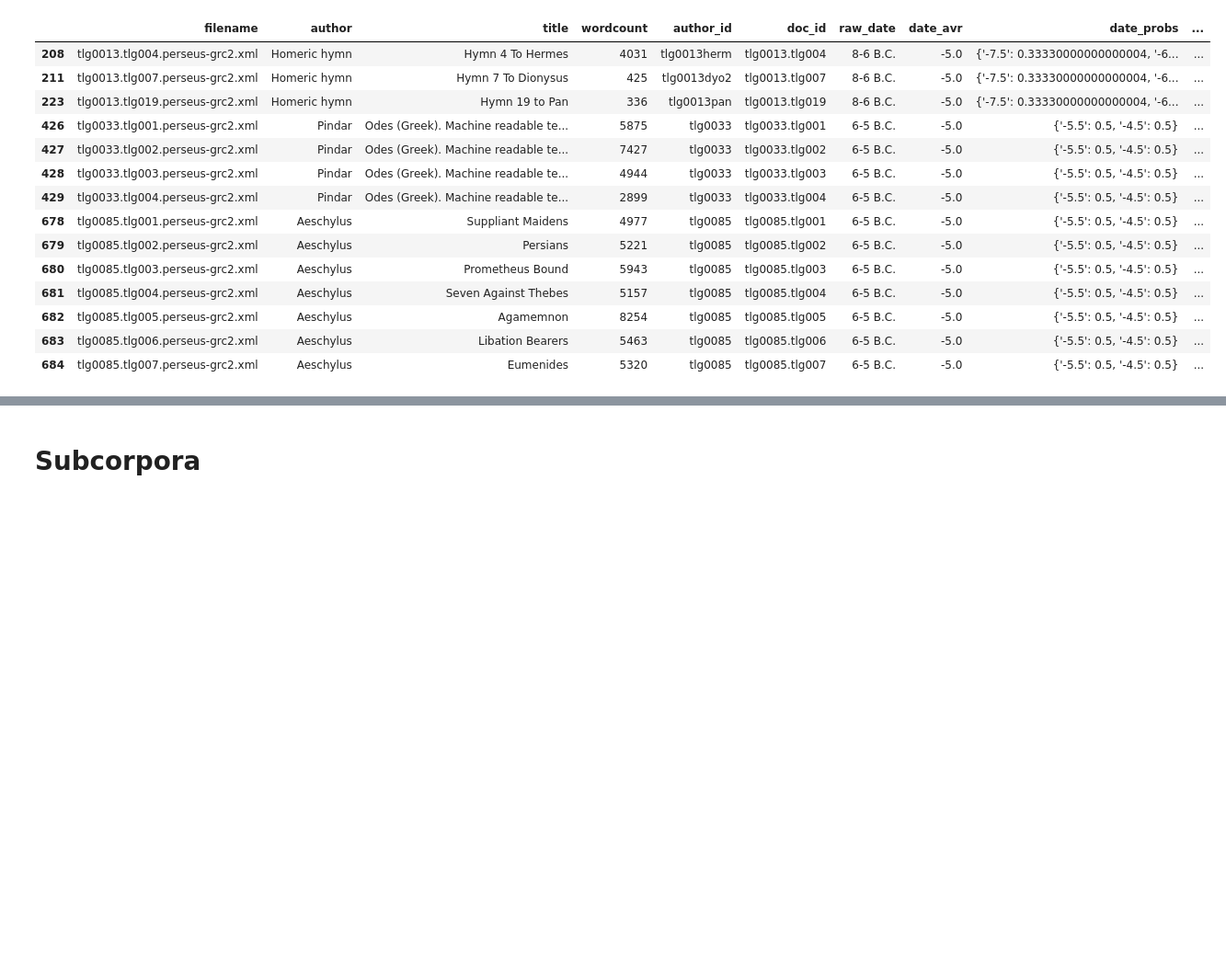
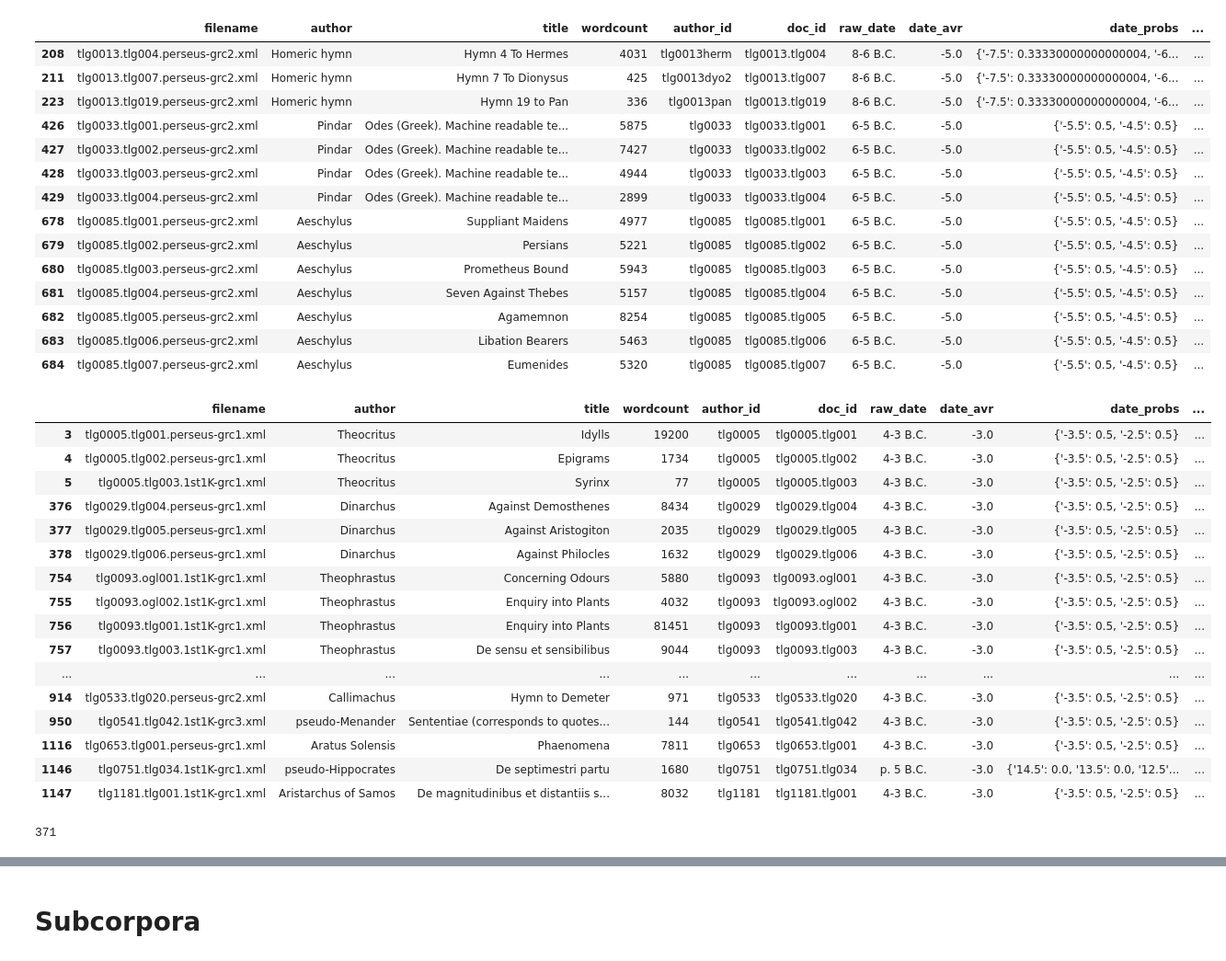
Before and after one commit to kasev/PIPA, a Jupyter notebook: scripts/1_EXTRACTING&PREPROCESSING-SUBCORPUS.ipynb, the cells around one changed output, grey strips where cells are left out. Shown at 92% size. Drawn from its saved outputs; the diff is of its cells as text; code cells hidden in the pictures; blank space fills up the shorter version.

```diff
--- a/scripts/1_EXTRACTING&PREPROCESSING-SUBCORPUS.ipynb
+++ b/scripts/1_EXTRACTING&PREPROCESSING-SUBCORPUS.ipynb
@@ -86,3 +91,23 @@ LAGT[(LAGT["date_avr"]==-5)]
 | 682 | tlg0085.tlg005.perseus-grc2.xml | Aeschylus | Agamemnon | 8254 | tlg0085 | tlg0085.tlg005 | 6-5 B.C. | -5.0 | {'-5.5': 0.5, '-4.5': 0.5} | ... |
 | 683 | tlg0085.tlg006.perseus-grc2.xml | Aeschylus | Libation Bearers | 5463 | tlg0085 | tlg0085.tlg006 | 6-5 B.C. | -5.0 | {'-5.5': 0.5, '-4.5': 0.5} | ... |
 | 684 | tlg0085.tlg007.perseus-grc2.xml | Aeschylus | Eumenides | 5320 | tlg0085 | tlg0085.tlg007 | 6-5 B.C. | -5.0 | {'-5.5': 0.5, '-4.5': 0.5} | ... |
+# %%
+LAGT[LAGT["date_avr"]==-3]
+# %% [output]
+|  | filename | author | title | wordcount | author_id | doc_id | raw_date | date_avr | date_probs | ... |
+| 3 | tlg0005.tlg001.perseus-grc1.xml | Theocritus | Idylls | 19200 | tlg0005 | tlg0005.tlg001 | 4-3 B.C. | -3.0 | {'-3.5': 0.5, '-2.5': 0.5} | ... |
+| 4 | tlg0005.tlg002.perseus-grc1.xml | Theocritus | Epigrams | 1734 | tlg0005 | tlg0005.tlg002 | 4-3 B.C. | -3.0 | {'-3.5': 0.5, '-2.5': 0.5} | ... |
+| 5 | tlg0005.tlg003.1st1K-grc1.xml | Theocritus | Syrinx | 77 | tlg0005 | tlg0005.tlg003 | 4-3 B.C. | -3.0 | {'-3.5': 0.5, '-2.5': 0.5} | ... |
+| 376 | tlg0029.tlg004.perseus-grc1.xml | Dinarchus | Against Demosthenes | 8434 | tlg0029 | tlg0029.tlg004 | 4-3 B.C. | -3.0 | {'-3.5': 0.5, '-2.5': 0.5} | ... |
+| 377 | tlg0029.tlg005.perseus-grc1.xml | Dinarchus | Against Aristogiton | 2035 | tlg0029 | tlg0029.tlg005 | 4-3 B.C. | -3.0 | {'-3.5': 0.5, '-2.5': 0.5} | ... |
+| 378 | tlg0029.tlg006.perseus-grc1.xml | Dinarchus | Against Philocles | 1632 | tlg0029 | tlg0029.tlg006 | 4-3 B.C. | -3.0 | {'-3.5': 0.5, '-2.5': 0.5} | ... |
+| 754 | tlg0093.ogl001.1st1K-grc1.xml | Theophrastus | Concerning Odours | 5880 | tlg0093 | tlg0093.ogl001 | 4-3 B.C. | -3.0 | {'-3.5': 0.5, '-2.5': 0.5} | ... |
+| 755 | tlg0093.ogl002.1st1K-grc1.xml | Theophrastus | Enquiry into Plants | 4032 | tlg0093 | tlg0093.ogl002 | 4-3 B.C. | -3.0 | {'-3.5': 0.5, '-2.5': 0.5} | ... |
+| 756 | tlg0093.tlg001.1st1K-grc1.xml | Theophrastus | Enquiry into Plants | 81451 | tlg0093 | tlg0093.tlg001 | 4-3 B.C. | -3.0 | {'-3.5': 0.5, '-2.5': 0.5} | ... |
+| 757 | tlg0093.tlg003.1st1K-grc1.xml | Theophrastus | De sensu et sensibilibus | 9044 | tlg0093 | tlg0093.tlg003 | 4-3 B.C. | -3.0 | {'-3.5': 0.5, '-2.5': 0.5} | ... |
+| ... | ... | ... | ... | ... | ... | ... | ... | ... | ... | ... |
+| 914 | tlg0533.tlg020.perseus-grc2.xml | Callimachus | Hymn to Demeter | 971 | tlg0533 | tlg0533.tlg020 | 4-3 B.C. | -3.0 | {'-3.5': 0.5, '-2.5': 0.5} | ... |
+| 950 | tlg0541.tlg042.1st1K-grc3.xml | pseudo-Menander | Sententiae (corresponds to quotes... | 144 | tlg0541 | tlg0541.tlg042 | 4-3 B.C. | -3.0 | {'-3.5': 0.5, '-2.5': 0.5} | ... |
+| 1116 | tlg0653.tlg001.perseus-grc1.xml | Aratus Solensis | Phaenomena | 7811 | tlg0653 | tlg0653.tlg001 | 4-3 B.C. | -3.0 | {'-3.5': 0.5, '-2.5': 0.5} | ... |
+| 1146 | tlg0751.tlg034.1st1K-grc1.xml | pseudo-Hippocrates | De septimestri partu | 1680 | tlg0751 | tlg0751.tlg034 | p. 5 B.C. | -3.0 | {'14.5': 0.0, '13.5': 0.0, '12.5'... | ... |
+| 1147 | tlg1181.tlg001.1st1K-grc1.xml | Aristarchus of Samos | De magnitudinibus et distantiis s... | 8032 | tlg1181 | tlg1181.tlg001 | 4-3 B.C. | -3.0 | {'-3.5': 0.5, '-2.5': 0.5} | ... |
@@ -89,5 +116,8 @@ LAGT[(LAGT["date_avr"]==-5)]
 # %%
-cgl = LAGT[(LAGT["date_avr"]>=-5) & (LAGT["date_avr"]<-3)].copy()
+cgl = LAGT[((LAGT["date_avr"]>-5) & (LAGT["date_avr"]<-3)) | (LAGT["author_id"].isin(border_authors))].copy()
+len(cgl)
+# %% [output]
+371
 # %%
 cgl["lemmata_wordcount"].sum()
 # %% [output]
```
Also changed, not shown: parts of 17 cells of this notebook, 4 other files.
